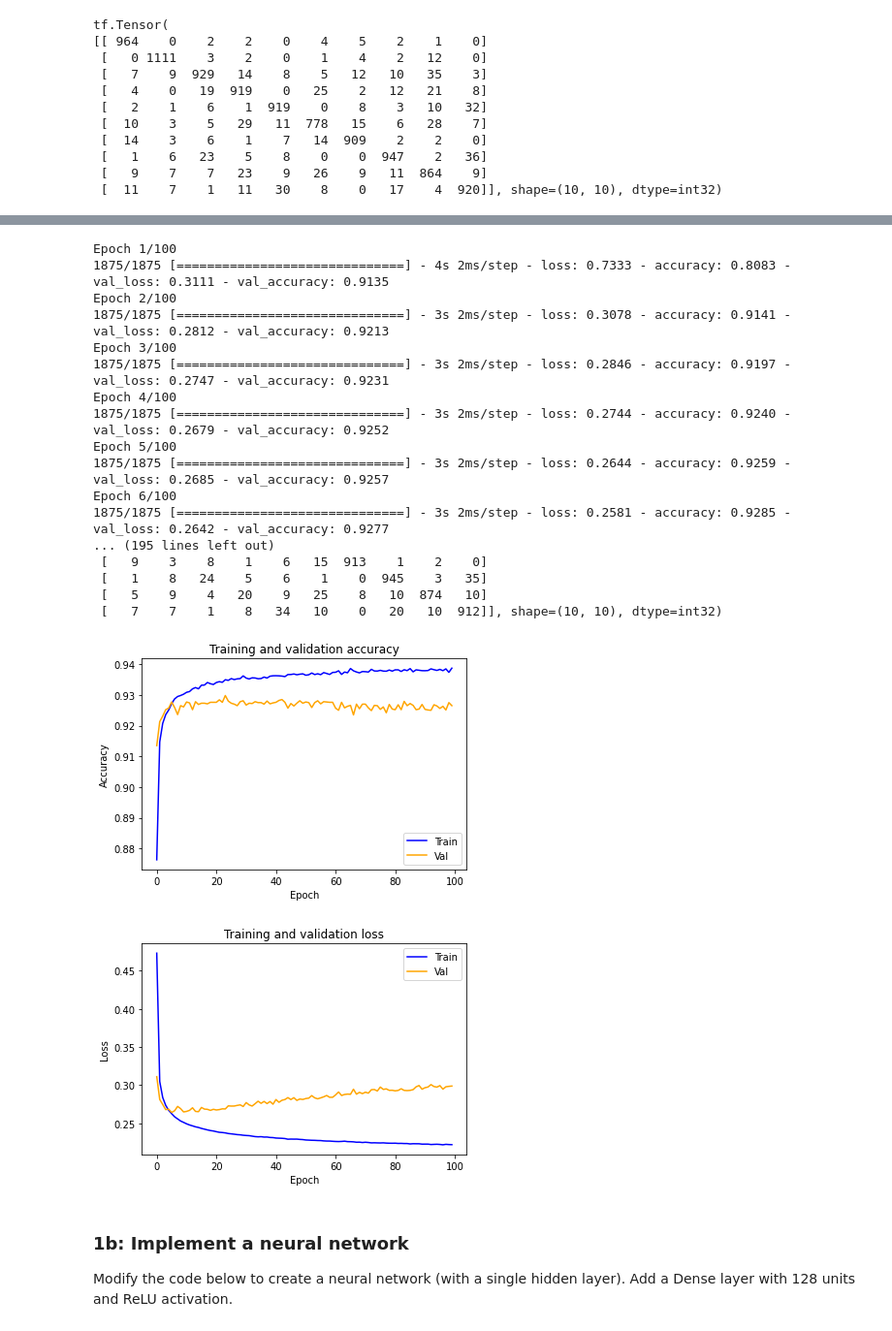
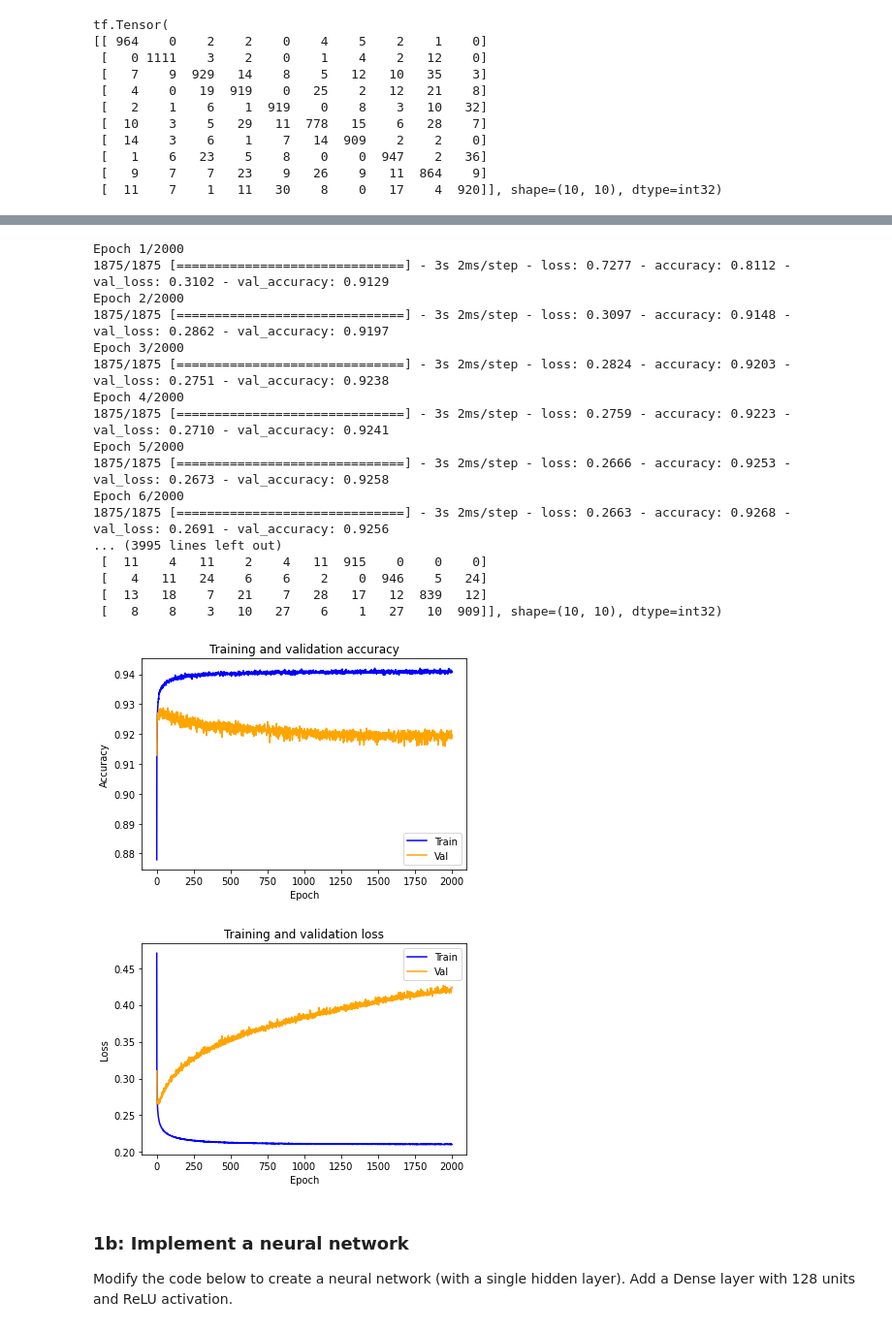
Before and after one commit to AlwaysSearching/Mathematics-of-Deep-Learning-Research-Project, a Jupyter notebook: MNIST_experiments.ipynb, the cells around one changed output, grey strips where cells are left out. Shown at 97% size. Drawn from its saved outputs; the diff is of its cells as text; code cells hidden in the pictures.

```diff
--- a/MNIST_experiments.ipynb
+++ b/MNIST_experiments.ipynb
@@ -87,34 +125,34 @@ def plot(history):
 # %%
 model = tf.keras.models.Sequential([
   tf.keras.layers.Flatten(input_shape=(28, 28)),
   tf.keras.layers.Dense(10, activation='softmax')
 ])
 
 model.compile(optimizer='adam',
               loss='sparse_categorical_crossentropy',
               metrics=['accuracy'])
 
-history = model.fit(x_train, y_train, epochs=100, validation_data=(x_test, y_test))
+history = model.fit(x_train, y_train, epochs=2000, validation_data=(x_test, y_test))
 
 plot(history)
 print(tf.math.confusion_matrix(y_test, tf.argmax(model.predict(x_test), axis=1)))
 # %% [output]
-Epoch 1/100
-1875/1875 [==============================] - 4s 2ms/step - loss: 0.7333 - accuracy: 0.8083 - val_loss: 0.3111 - val_accuracy: 0.9135
-Epoch 2/100
-1875/1875 [==============================] - 3s 2ms/step - loss: 0.3078 - accuracy: 0.9141 - val_loss: 0.2812 - val_accuracy: 0.9213
-Epoch 3/100
-1875/1875 [==============================] - 3s 2ms/step - loss: 0.2846 - accuracy: 0.9197 - val_loss: 0.2747 - val_accuracy: 0.9231
-Epoch 4/100
-1875/1875 [==============================] - 3s 2ms/step - loss: 0.2744 - accuracy: 0.9240 - val_loss: 0.2679 - val_accuracy: 0.9252
-Epoch 5/100
-1875/1875 [==============================] - 3s 2ms/step - loss: 0.2644 - accuracy: 0.9259 - val_loss: 0.2685 - val_accuracy: 0.9257
-Epoch 6/100
-1875/1875 [==============================] - 3s 2ms/step - loss: 0.2581 - accuracy: 0.9285 - val_loss: 0.2642 - val_accuracy: 0.9277
-... (195 lines left out)
- [   9    3    8    1    6   15  913    1    2    0]
- [   1    8   24    5    6    1    0  945    3   35]
- [   5    9    4   20    9   25    8   10  874   10]
- [   7    7    1    8   34   10    0   20   10  912]], shape=(10, 10), dtype=int32)
+Epoch 1/2000
+1875/1875 [==============================] - 3s 2ms/step - loss: 0.7277 - accuracy: 0.8112 - val_loss: 0.3102 - val_accuracy: 0.9129
+Epoch 2/2000
+1875/1875 [==============================] - 3s 2ms/step - loss: 0.3097 - accuracy: 0.9148 - val_loss: 0.2862 - val_accuracy: 0.9197
+Epoch 3/2000
+1875/1875 [==============================] - 3s 2ms/step - loss: 0.2824 - accuracy: 0.9203 - val_loss: 0.2751 - val_accuracy: 0.9238
+Epoch 4/2000
+1875/1875 [==============================] - 3s 2ms/step - loss: 0.2759 - accuracy: 0.9223 - val_loss: 0.2710 - val_accuracy: 0.9241
+Epoch 5/2000
+1875/1875 [==============================] - 3s 2ms/step - loss: 0.2666 - accuracy: 0.9253 - val_loss: 0.2673 - val_accuracy: 0.9258
+Epoch 6/2000
+1875/1875 [==============================] - 3s 2ms/step - loss: 0.2663 - accuracy: 0.9268 - val_loss: 0.2691 - val_accuracy: 0.9256
+... (3995 lines left out)
+ [  11    4   11    2    4   11  915    0    0    0]
+ [   4   11   24    6    6    2    0  946    5   24]
+ [  13   18    7   21    7   28   17   12  839   12]
+ [   8    8    3   10   27    6    1   27   10  909]], shape=(10, 10), dtype=int32)
-[figure, old version]
+[figure, new version]
-[figure, old version]
+[figure, new version]
```
Also changed, not shown: parts of 5 cells of this notebook.
